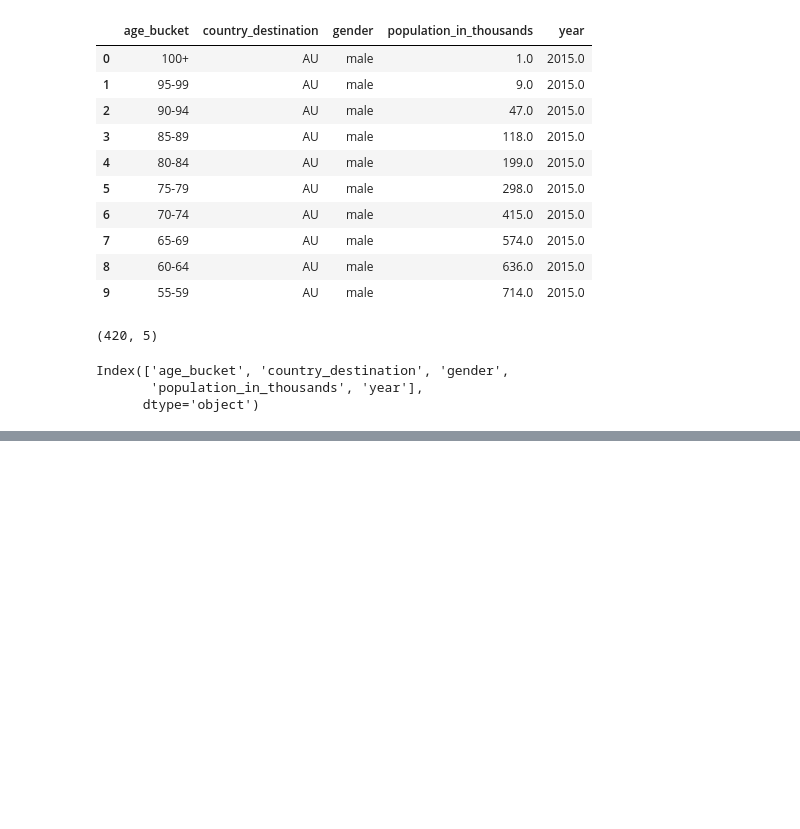
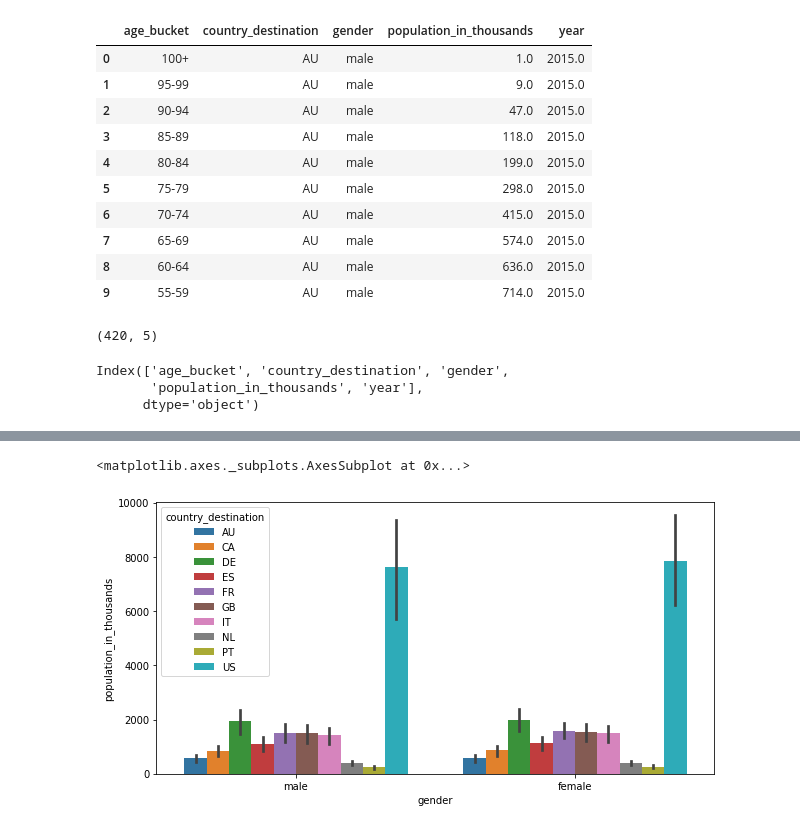
Before and after one commit to khanhduyn/coderschool_ml_jul18, a Jupyter notebook: kaggle/airbnb/kaggle_airbnb.ipynb, the cells around one changed output, grey strips where cells are left out. Saved outputs shown, nothing was run; the diff lists cells and outputs as text; code cells hidden in the pictures; blank space fills up the shorter version.

```diff
--- a/kaggle/airbnb/kaggle_airbnb.ipynb
+++ b/kaggle/airbnb/kaggle_airbnb.ipynb
@@ -34,0 +127,5 @@ Index(['age_bucket', 'country_destination', 'gender',
+# %%
+sns.barplot(x='gender', y='population_in_thousands', data=raw_age_gender_bkts, hue='country_destination')
+# %% [output]
+<matplotlib.axes._subplots.AxesSubplot at 0x...>
+[figure, added]
```
Also changed, not shown: parts of 33 cells of this notebook.
